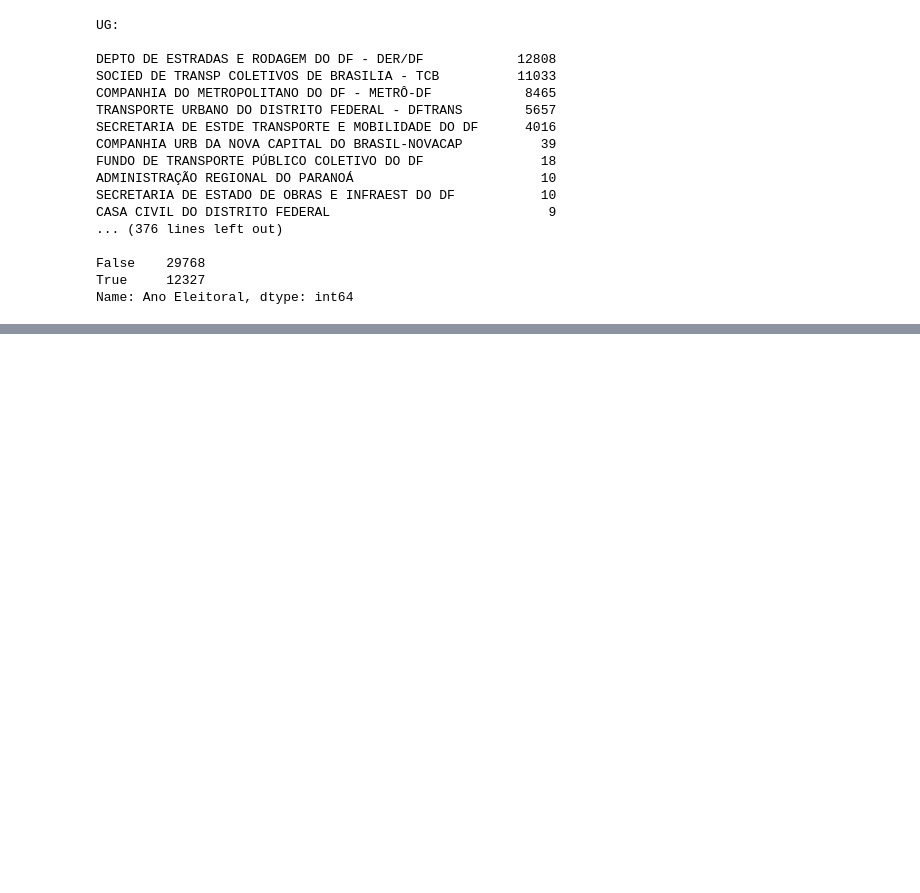
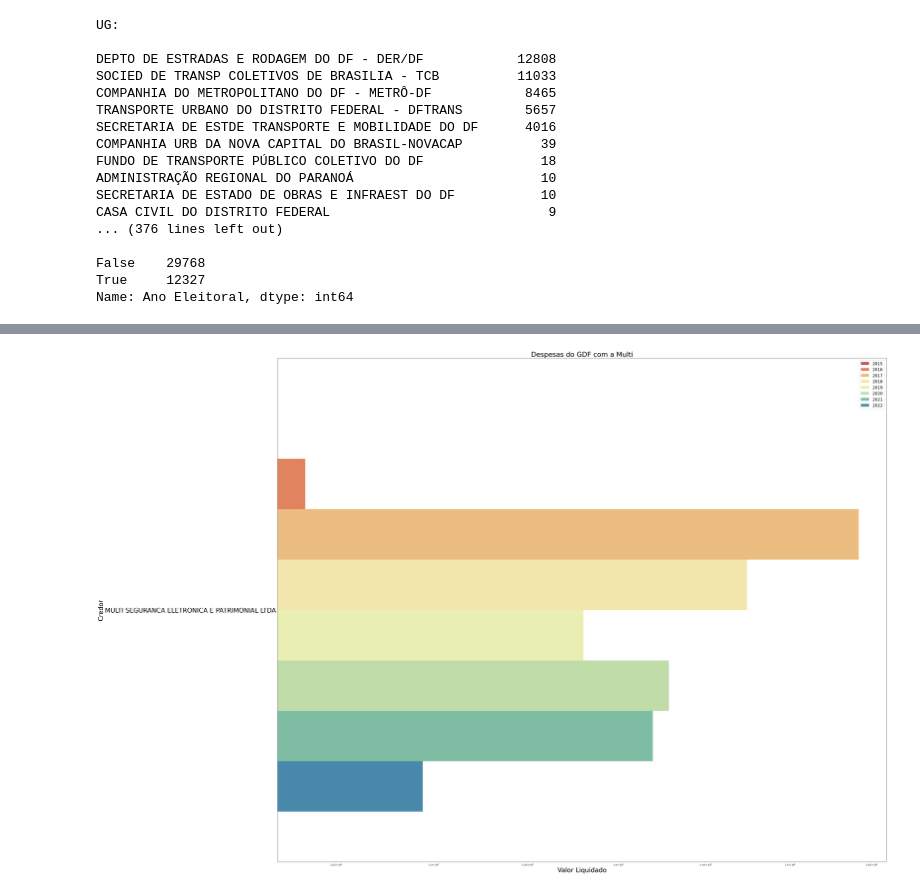
Before and after one commit to n3vrmr/despesas_df, a Jupyter notebook: cadernos_jupyter/analise_exploratoria.ipynb, the cells around one changed output, grey strips where cells are left out. Drawn from its saved outputs; the diff is of its cells as text; code cells hidden in the pictures; blank space fills up the shorter version.

```diff
--- a/cadernos_jupyter/analise_exploratoria.ipynb
+++ b/cadernos_jupyter/analise_exploratoria.ipynb
@@ -1188,3 +1188,10 @@ CASA CIVIL DO DISTRITO FEDERAL                            9
 False    29768
 True     12327
 Name: Ano Eleitoral, dtype: int64
+# %%
+despesas_all = pd.concat([despesas_2009,despesas_2010,despesas_2011,
+                         despesas_2012,despesas_2013,despesas_2014,
+                         despesas_2015,despesas_2016,despesas_2017,
+                         despesas_2018,despesas_2019,despesas_2020,
+                         despesas_2021,despesas_2022])
+despesas_all.info()
@@ -1190,0 +1218,3 @@ Name: Ano Eleitoral, dtype: int64
+# %%
+multi = despesas_all[despesas_all["CREDOR"] == "MULTI SEGURANCA ELETRONICA E PATRIMONIAL LTDA"]
+multi
@@ -1190,0 +1245,3 @@ Name: Ano Eleitoral, dtype: int64
+# %%
+multi_grouped = multi.groupby("Ano",as_index=False).sum(numeric_only=True)
+multi_grouped
@@ -1190,0 +1258,2 @@ Name: Ano Eleitoral, dtype: int64
+# %%
+multi_grouped["CREDOR"] = "MULTI SEGURANCA ELETRONICA E PATRIMONIAL LTDA"
@@ -1190,0 +1272,15 @@ Name: Ano Eleitoral, dtype: int64
+# %%
+import matplotlib.pyplot as plt
+
+plt.figure(figsize=(48,40))
+ax_log_multi = sns.barplot(data=multi_grouped,x="LIQUIDADO",y="CREDOR",hue="Ano",
+                         palette="Spectral")
+ax_log_multi.axes.set_title("Despesas do GDF com a Multi",fontsize=30) # title
+ax_log_multi.set_xlabel("Valor Liquidado",fontsize=28) # x axis label
+ax_log_multi.set_ylabel("Credor",fontsize=28) # y axis label
+ax_log_multi.tick_params(labelsize=28)
+ax_log_multi.set_xscale("log") # setting to log scale for better visualization
+plt.legend(fontsize=18)
+plt.show()
+# %% [output]
+[figure, added]
```
Also changed, not shown: parts of 17 cells of this notebook.
